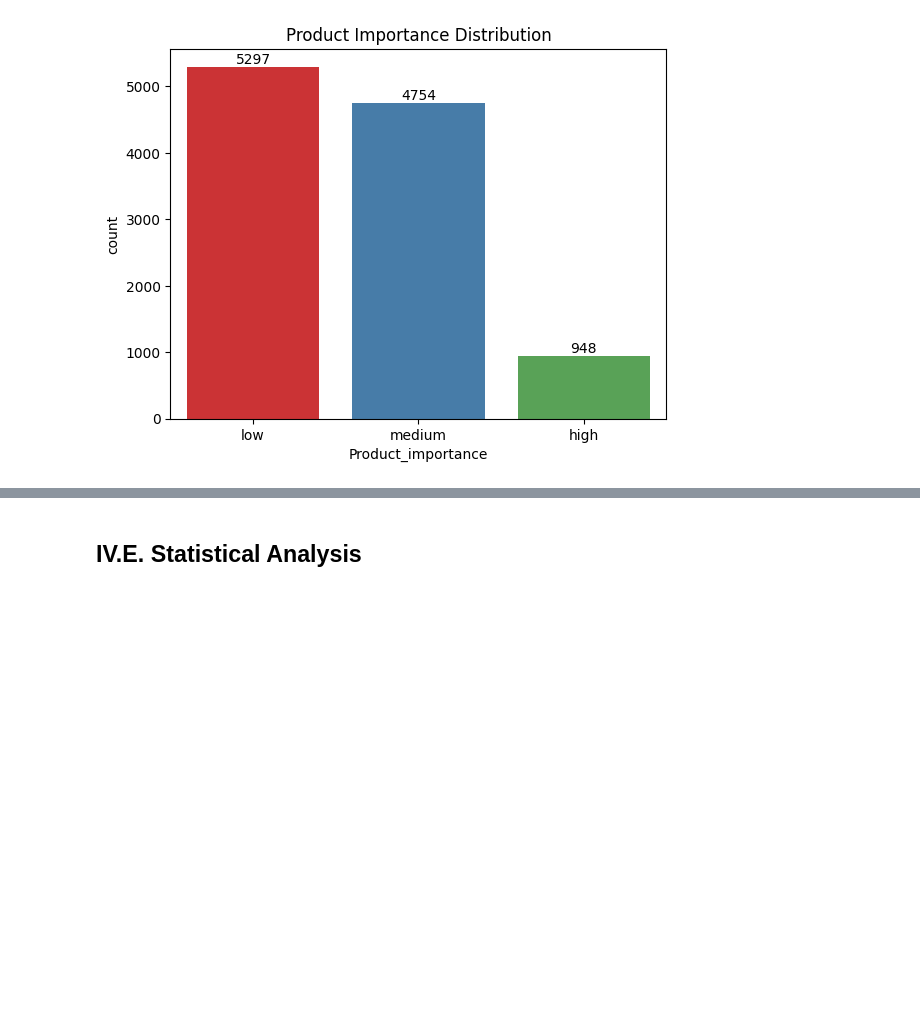
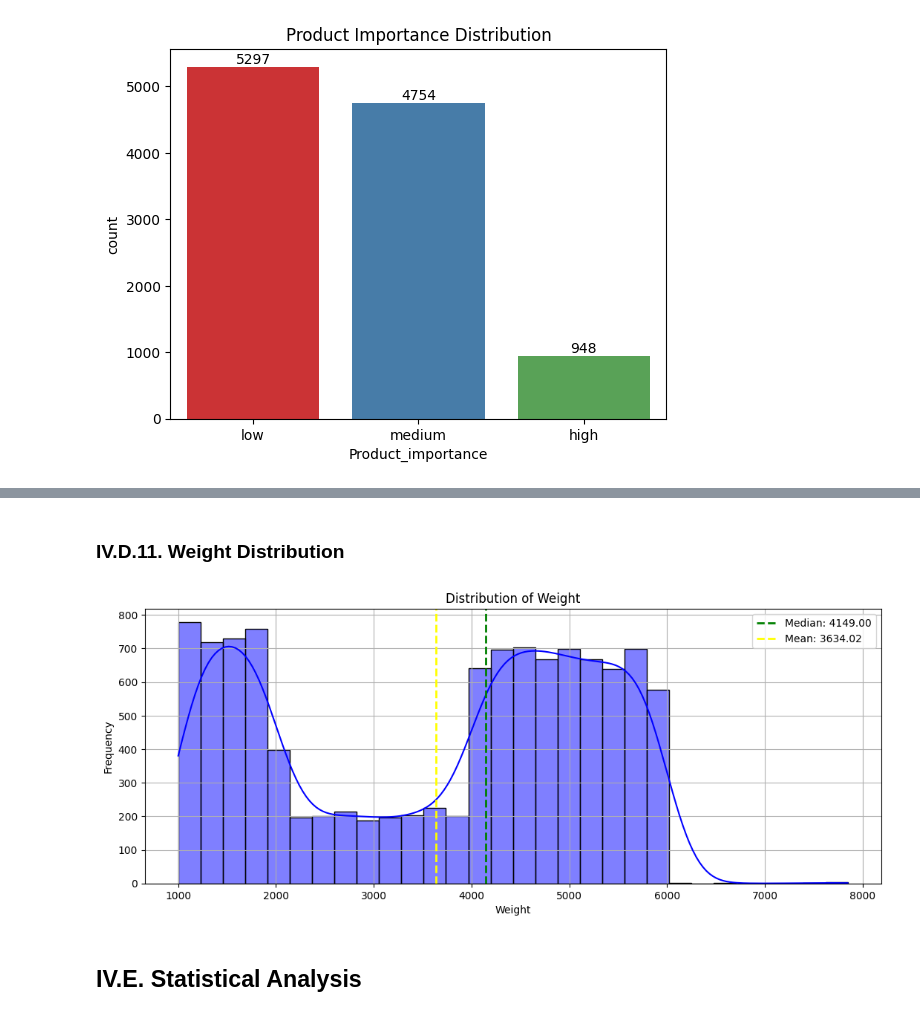
Before and after one commit to hardefarogonondo/ecommerce-shipping-time-prediction-engine, a Jupyter notebook: notebooks/2_exploratory_data_analysis_and_preprocessing/exploratory_data_analysis_and_preprocessing.ipynb, the cells around one changed output, grey strips where cells are left out. Saved outputs shown, nothing was run; the diff lists cells and outputs as text; code cells hidden in the pictures; blank space fills up the shorter version.

```diff
--- a/notebooks/2_exploratory_data_analysis_and_preprocessing/exploratory_data_analysis_and_preprocessing.ipynb
+++ b/notebooks/2_exploratory_data_analysis_and_preprocessing/exploratory_data_analysis_and_preprocessing.ipynb
@@ -210,3 +240,20 @@ plt.show()
+# %% [markdown]
+### IV.D.11. Weight Distribution
+# %%
+cost_median = X["Weight_in_gms"].median()
+cost_mean = X["Weight_in_gms"].mean()
+plt.figure(figsize=(12.8, 4.8))
+plt.title("Distribution of Weight")
+sns.histplot(X["Weight_in_gms"], kde=True, bins=30, color='blue')
+plt.axvline(cost_median, color='green', linestyle='--', linewidth=2, label=f'Median: {cost_median:.2f}')
+plt.axvline(cost_mean, color='yellow', linestyle='--', linewidth=2, label=f'Mean: {cost_mean:.2f}')
+plt.xlabel("Weight")
+plt.ylabel("Frequency")
+plt.legend()
+plt.grid(True)
+plt.show()
+# %% [output]
+[figure, added]
 # %% [markdown]
 ## IV.E. Statistical Analysis
 # %% [markdown]
```
Also changed, not shown: parts of 48 cells of this notebook.
